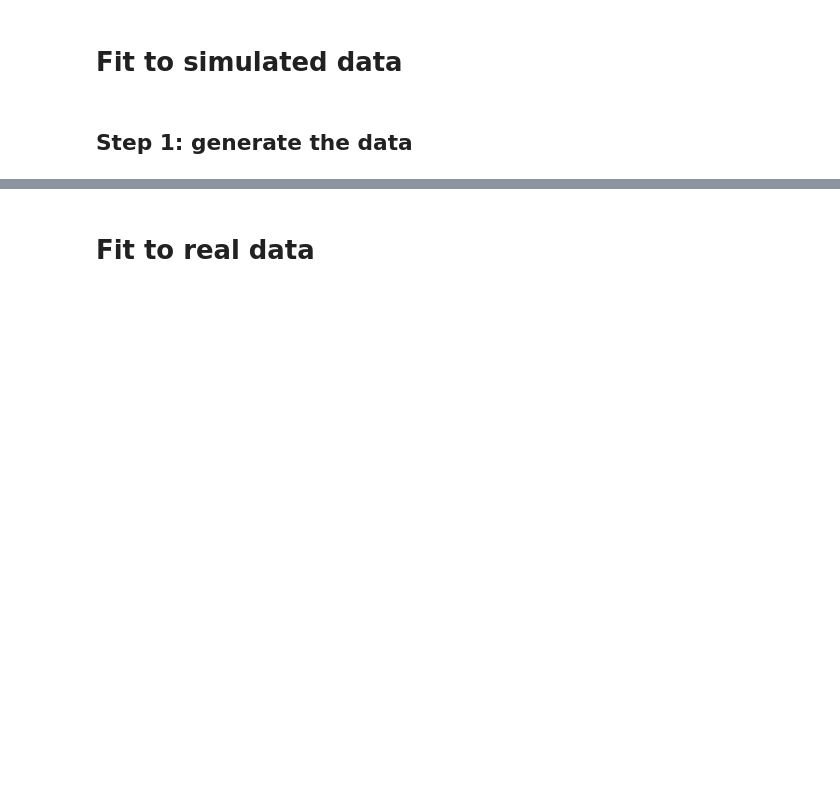
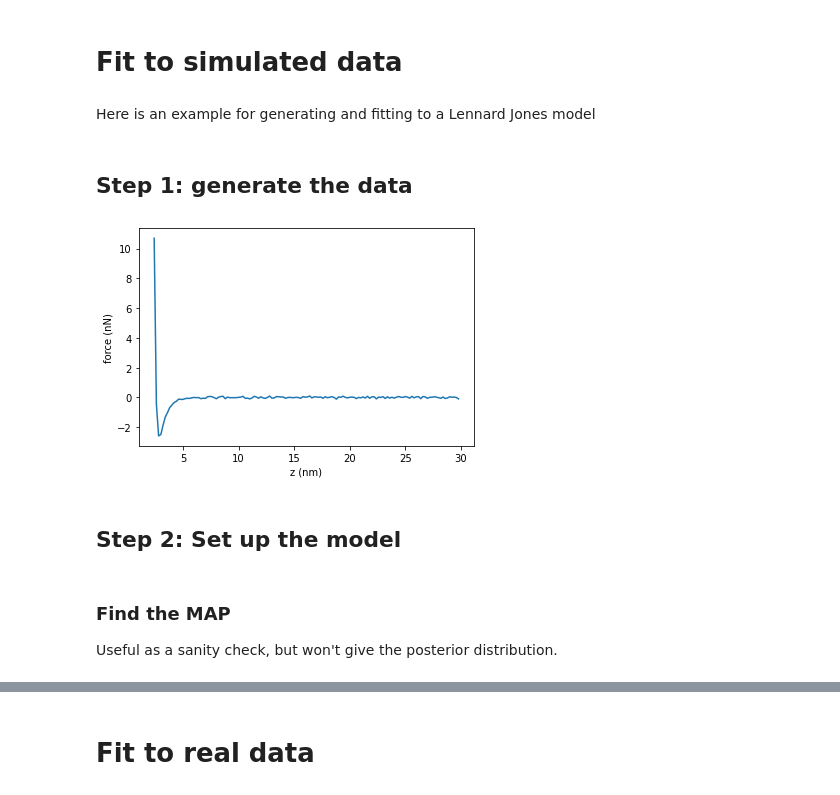
Before and after one commit to phys201/nc_AFM, a Jupyter notebook: documentation.ipynb, the cells around one changed output, grey strips where cells are left out. Drawn from its saved outputs; the diff is of its cells as text; code cells hidden in the pictures; blank space fills up the shorter version.

```diff
--- a/documentation.ipynb
+++ b/documentation.ipynb
@@ -354,9 +356,26 @@ $\sigma_\text{LJ}$ ~ Jefferys(0.0001,1000) (or on a log scale, log($\sigma$) ~ u
 F ~ normal($\mu$ = $f$, $\sigma = \sigma_\text{force} = 0.1$ nN ) [nN]
 # %% [markdown]
 # Fit to simulated data
+# %% [markdown]
+Here is an example for generating and fitting to a Lennard Jones model
 # %% [markdown]
 ## Step 1: generate the data
 # %%
 z = np.arange(2.4, 30, 0.2) #nN
 # %%
-noise = 0.1 #nN
+noise = 0.05 #nN
+# %%
+epsilon = 2.5 #aJ
+sigma = 2.3    #nm
+# %%
+test_lj_data = fcn.simulate_lj_data(epsilon, sigma, noise, z)
+
+#plot for a sanity check
+plt.plot(z, test_lj_data)
+
+plt.xlabel('z (nm)')
+plt.ylabel('force (nN)');
+# %% [output]
+[figure, added]
+# %% [markdown]
+## Step 2: Set up the model
@@ -362,0 +384,4 @@ noise = 0.1 #nN
+# %% [markdown]
+### Find the MAP
+
+Useful as a sanity check, but won't give the posterior distribution.
```
Also changed, not shown: parts of 10 cells of this notebook, 1 other file.
